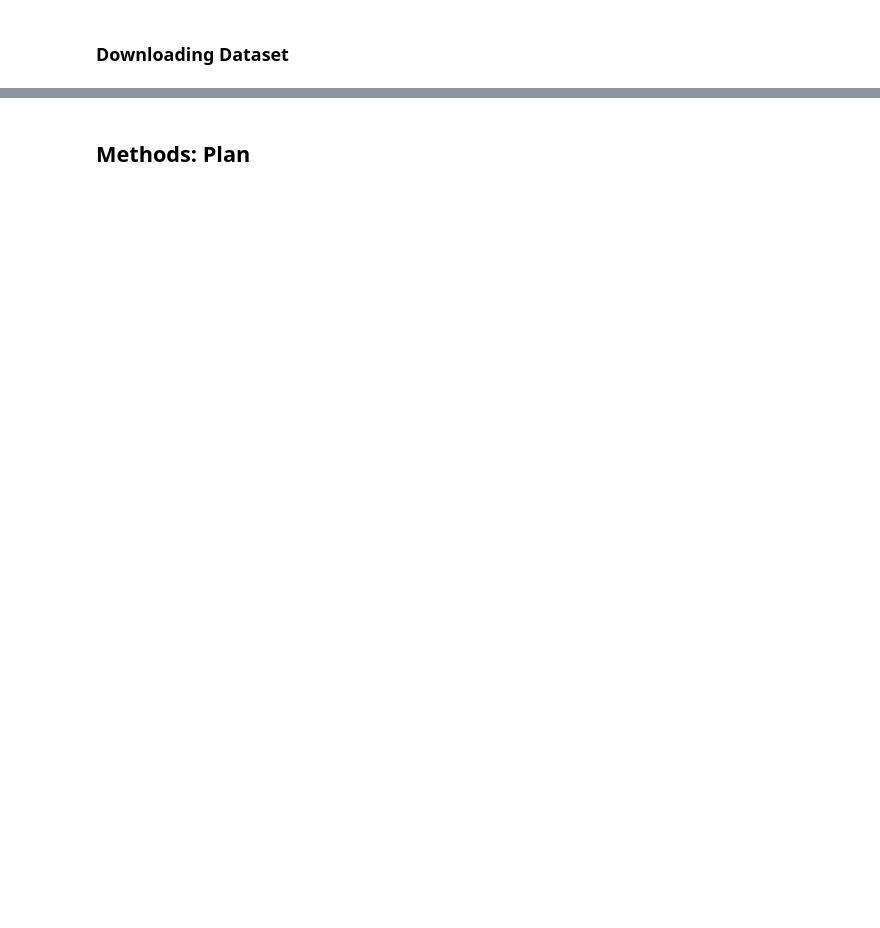
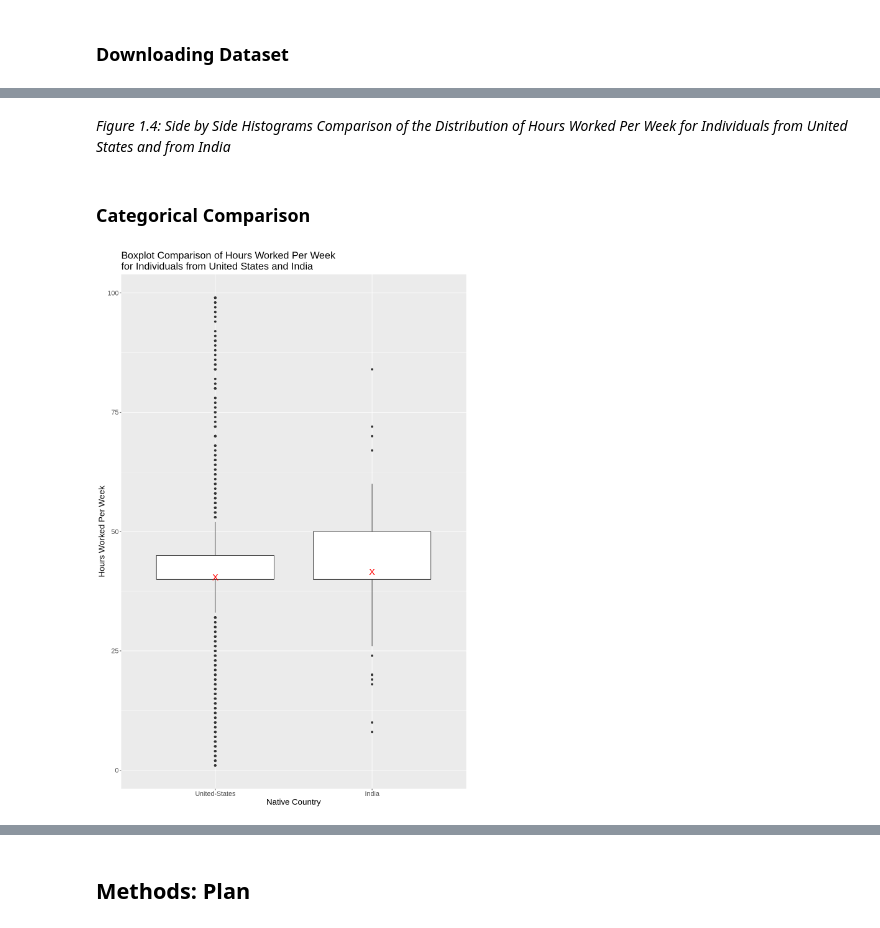
Before and after one commit to mn2002/stat-201, a Jupyter notebook: proposal.ipynb, the cells around one changed output, grey strips where cells are left out. Cells and saved outputs as stored; diff of their text form; code cells hidden in the pictures; blank space fills up the shorter version.

```diff
--- a/proposal.ipynb
+++ b/proposal.ipynb
@@ -68,0 +142,17 @@ A tibble: 6 × 108
+# %% [markdown]
+*Figure 1.4: Side by Side Histograms Comparison of the Distribution of Hours Worked Per Week for Individuals from United States and from India*
+# %% [markdown]
+### Categorical Comparison
+# %%
+#Boxplot to Visualize Disparities
+options(repr.plot.width = 10, repr.plot.height = 15)
+boxplot <- hours %>%
+    ggplot(aes(x = native_country, y = hours_per_week)) +
+    geom_boxplot() +
+    labs(title = "Boxplot Comparison of Hours Worked Per Week \nfor Individuals from United States and India",
+        x = "Native Country",
+        y = "Hours Worked Per Week") +
+    theme(text = element_text(size = 16))
+boxplot + stat_summary(fun=mean, geom="point", shape = "X", size=6, colour = "red")
+# %% [output]
+[figure, added]
```
Also changed, not shown: parts of 20 cells of this notebook, 1 other file.
